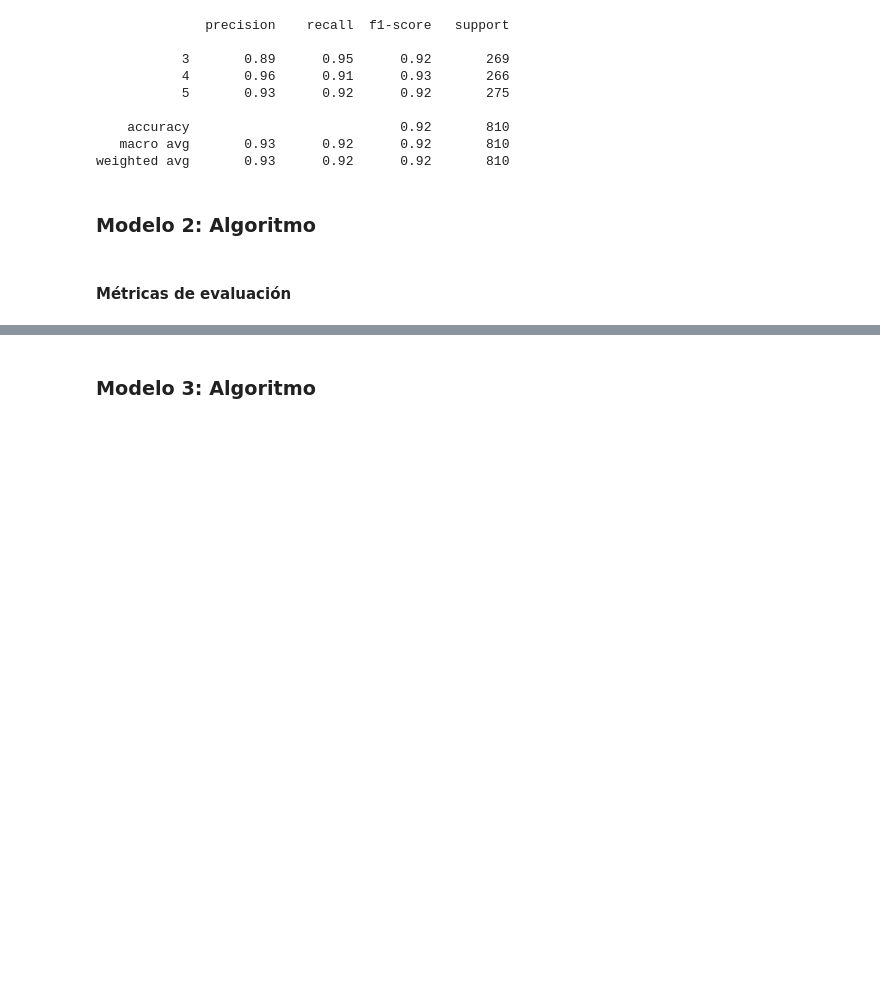
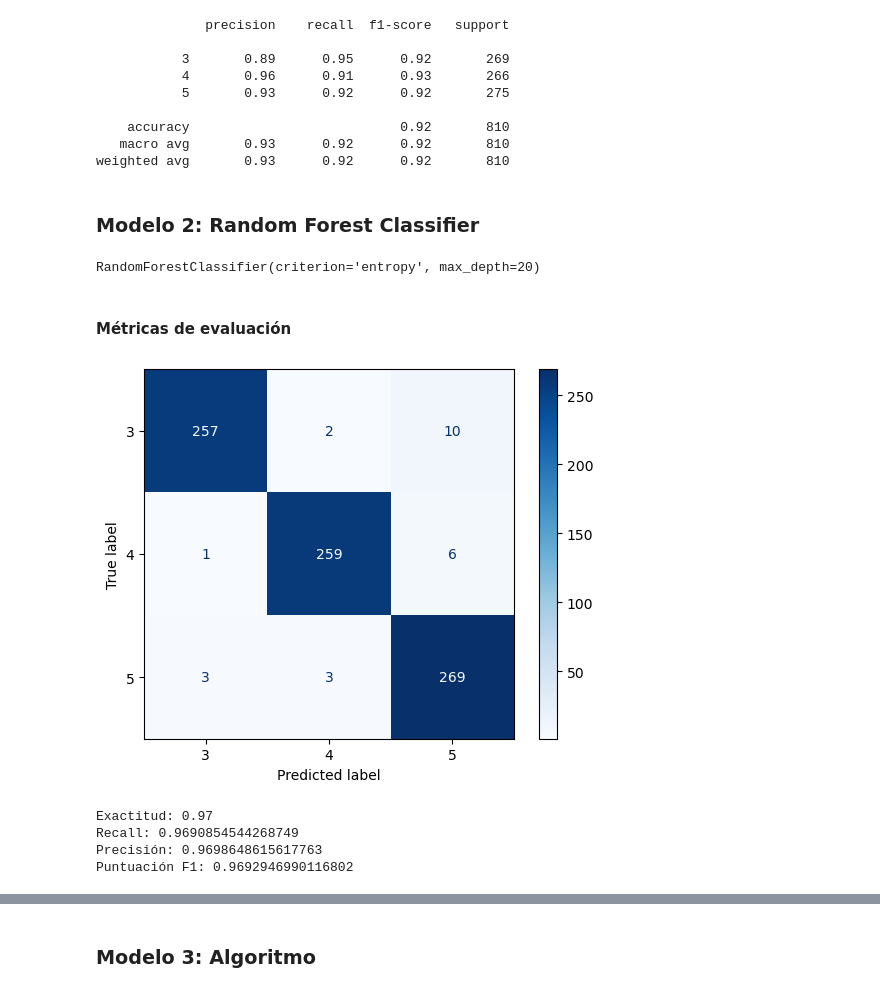
Before and after one commit to BI-Grupo/Proyecto1-Entrega1, a Jupyter notebook: informe.ipynb, the cells around one changed output, grey strips where cells are left out. Cells and saved outputs as stored; diff of their text form; code cells hidden in the pictures; blank space fills up the shorter version.

```diff
--- a/informe.ipynb
+++ b/informe.ipynb
@@ -259,6 +260,31 @@ print(classification_report(Y_test, y_pred))
    macro avg       0.93      0.92      0.92       810
 weighted avg       0.93      0.92      0.92       810
 # %% [markdown]
-### Modelo 2: Algoritmo
+### Modelo 2: Random Forest Classifier
+# %%
+arbol_2 = RandomForestClassifier(n_estimators=100, max_depth=20, criterion = 'entropy' )
+# %%
+arbol_2.fit(X_train, Y_train)
+# %% [output]
+RandomForestClassifier(criterion='entropy', max_depth=20)
+# %%
+y_pred_2 = arbol_2.predict(X_test)
 # %% [markdown]
 #### Métricas de evaluación
+# %%
+disp = ConfusionMatrixDisplay(confusion_matrix=confusion_matrix(Y_test, y_pred_2), display_labels=arbol_2.classes_)
+disp.plot(cmap=plt.cm.Blues)
+
+plt.show()
+# %% [output]
+[figure, added]
+# %%
+print('Exactitud: %.2f' % accuracy_score(Y_test, y_pred_2))
+print("Recall: {}".format(recall_score(Y_test,y_pred_2,average='macro')))
+print("Precisión: {}".format(precision_score(Y_test,y_pred_2,average='macro')))
+print("Puntuación F1: {}".format(f1_score(Y_test,y_pred_2,average='macro')))
+# %% [output]
+Exactitud: 0.97
+Recall: 0.9690854544268749
+Precisión: 0.9698648615617763
+Puntuación F1: 0.9692946990116802
```
Also changed, not shown: parts of 5 cells of this notebook.
